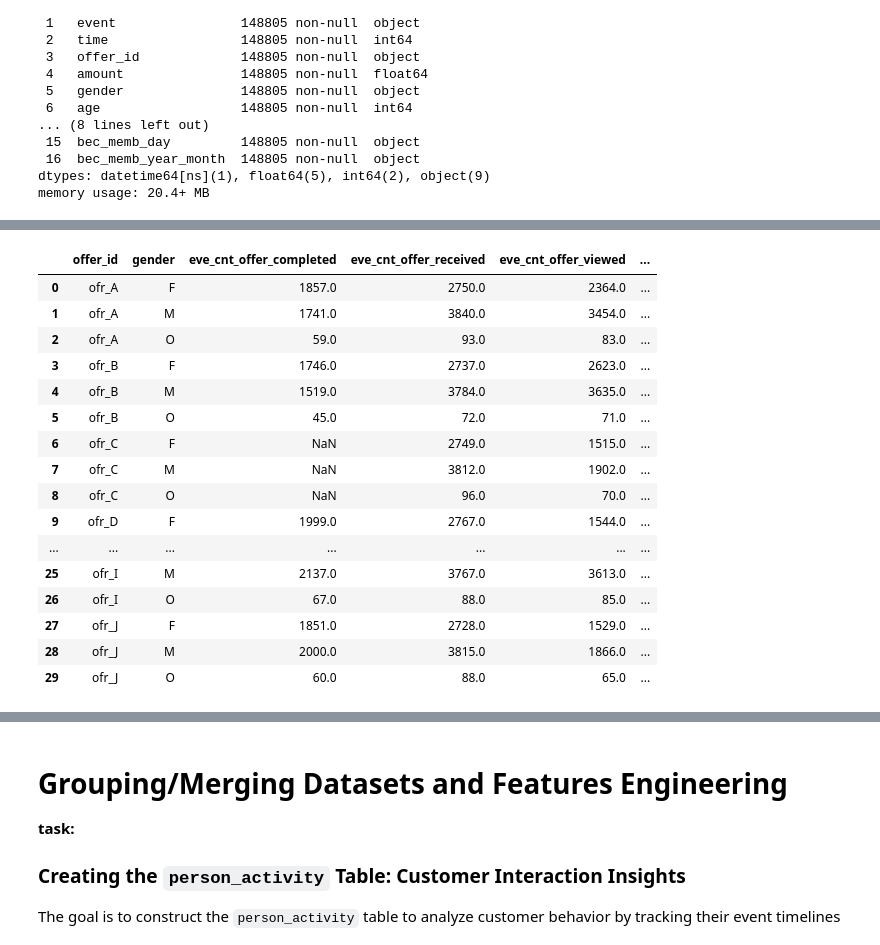
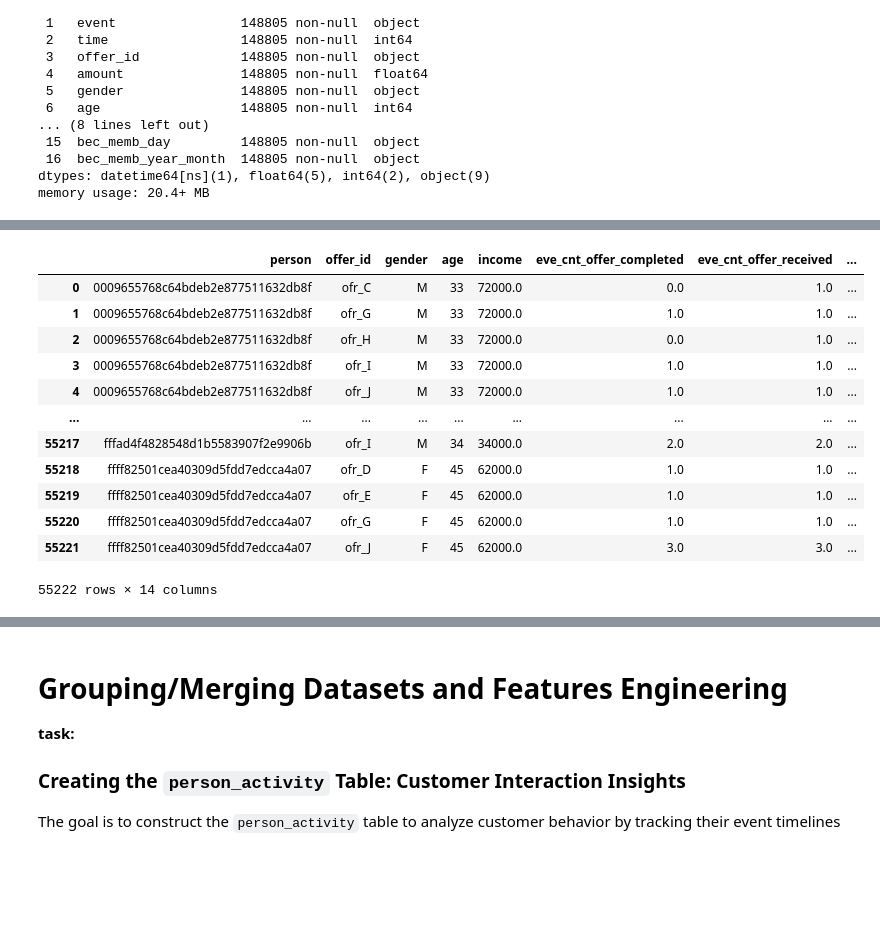
Before and after one commit to Niltonjuniorphd/Starbucks_project, a Jupyter notebook: Starbucks_Capstone_notebook.ipynb, the cells around one changed output, grey strips where cells are left out. Cells and saved outputs as stored; diff of their text form; code cells hidden in the pictures; blank space fills up the shorter version.

```diff
--- a/Starbucks_Capstone_notebook.ipynb
+++ b/Starbucks_Capstone_notebook.ipynb
@@ -362,6 +249,22 @@ transactions = transcript_b.loc[transcript_b['event'] == 'transaction',:].dropna
 transcript_gender_null = transcript_b.loc[(transcript_b['gender'].isna() & (transcript_b['event'] != 'transaction')),:]
 transcript_b = transcript_b.loc[(~transcript_b['gender'].isna()) & (transcript_b['event'] != 'transaction'),:]
 
+
+
+def categorize_age(age):
+    if age < 25:
+        return 'Young_Adult'
+    elif 25 <= age < 40:
+        return 'Adult'
+    elif 40 <= age < 60:
+        return 'Middle_Aged'
+    else:
+        return 'Senior'
+
+transcript_b['age_group'] = transcript_b['age'].apply(categorize_age)
+
+transcript_b.to_csv('transcript_b.csv')
+
 transcript_b
 # %% [output]
 |  | person | event | time | offer_id | amount | gender | age | became_member_on | income | reward_std | ... |
@@ -531,36 +427,36 @@ Name: count, dtype: int64
 # %%
-event_age = transcript_b.groupby(['offer_id', 'gender', 'event']).agg(
+event_age = transcript_b.groupby(['person','offer_id', 'gender', 'event', 'age', 'income']).agg(
     eve_cnt = ('event', 'count'),
     avg_t = ('time', 'mean'),
-    avg_age = ('age', 'mean'),
+    #avg_age = ('age', 'mean'),
 
-    ).unstack([2]).round(1).reset_index()
+    ).unstack([3]).round(1).reset_index()
 
 event_age.columns = ['_'.join(col).strip('_') for col in event_age.columns.to_flat_index()]
 
 event_age['com_rate'] = event_age.eve_cnt_offer_completed / event_age.eve_cnt_offer_received
 event_age['view_rate'] = event_age.eve_cnt_offer_viewed / event_age.eve_cnt_offer_received
 event_age['avg_t_diff']  = event_age.avg_t_offer_viewed - event_age.avg_t_offer_received
 
+event_age = event_age.fillna(0)
+
+event_age.to_csv('event_age_offer_type.csv')
+
 event_age
 # %% [output]
-|  | offer_id | gender | eve_cnt_offer_completed | eve_cnt_offer_received | eve_cnt_offer_viewed | ... |
-| 0 | ofr_A | F | 1857.0 | 2750.0 | 2364.0 | ... |
-| 1 | ofr_A | M | 1741.0 | 3840.0 | 3454.0 | ... |
-| 2 | ofr_A | O | 59.0 | 93.0 | 83.0 | ... |
-| 3 | ofr_B | F | 1746.0 | 2737.0 | 2623.0 | ... |
-| 4 | ofr_B | M | 1519.0 | 3784.0 | 3635.0 | ... |
-| 5 | ofr_B | O | 45.0 | 72.0 | 71.0 | ... |
-| 6 | ofr_C | F | NaN | 2749.0 | 1515.0 | ... |
-| 7 | ofr_C | M | NaN | 3812.0 | 1902.0 | ... |
-| 8 | ofr_C | O | NaN | 96.0 | 70.0 | ... |
-| 9 | ofr_D | F | 1999.0 | 2767.0 | 1544.0 | ... |
-| ... | ... | ... | ... | ... | ... | ... |
-| 25 | ofr_I | M | 2137.0 | 3767.0 | 3613.0 | ... |
-| 26 | ofr_I | O | 67.0 | 88.0 | 85.0 | ... |
-| 27 | ofr_J | F | 1851.0 | 2728.0 | 1529.0 | ... |
-| 28 | ofr_J | M | 2000.0 | 3815.0 | 1866.0 | ... |
-| 29 | ofr_J | O | 60.0 | 88.0 | 65.0 | ... |
+|  | person | offer_id | gender | age | income | eve_cnt_offer_completed | eve_cnt_offer_received | ... |
+| 0 | 0009655768c64bdeb2e877511632db8f | ofr_C | M | 33 | 72000.0 | 0.0 | 1.0 | ... |
+| 1 | 0009655768c64bdeb2e877511632db8f | ofr_G | M | 33 | 72000.0 | 1.0 | 1.0 | ... |
+| 2 | 0009655768c64bdeb2e877511632db8f | ofr_H | M | 33 | 72000.0 | 0.0 | 1.0 | ... |
+| 3 | 0009655768c64bdeb2e877511632db8f | ofr_I | M | 33 | 72000.0 | 1.0 | 1.0 | ... |
+| 4 | 0009655768c64bdeb2e877511632db8f | ofr_J | M | 33 | 72000.0 | 1.0 | 1.0 | ... |
+| ... | ... | ... | ... | ... | ... | ... | ... | ... |
+| 55217 | fffad4f4828548d1b5583907f2e9906b | ofr_I | M | 34 | 34000.0 | 2.0 | 2.0 | ... |
+| 55218 | ffff82501cea40309d5fdd7edcca4a07 | ofr_D | F | 45 | 62000.0 | 1.0 | 1.0 | ... |
+| 55219 | ffff82501cea40309d5fdd7edcca4a07 | ofr_E | F | 45 | 62000.0 | 1.0 | 1.0 | ... |
+| 55220 | ffff82501cea40309d5fdd7edcca4a07 | ofr_G | F | 45 | 62000.0 | 1.0 | 1.0 | ... |
+| 55221 | ffff82501cea40309d5fdd7edcca4a07 | ofr_J | F | 45 | 62000.0 | 3.0 | 3.0 | ... |
+55222 rows × 14 columns
 # %%
 sns.scatterplot(data=event_age, x='eve_cnt_offer_received', y='com_rate', hue='gender', palette='Set2', size='offer_id') 	#
 plt.tight_layout()
```
Also changed, not shown: parts of 47 cells of this notebook, 10 other files.
